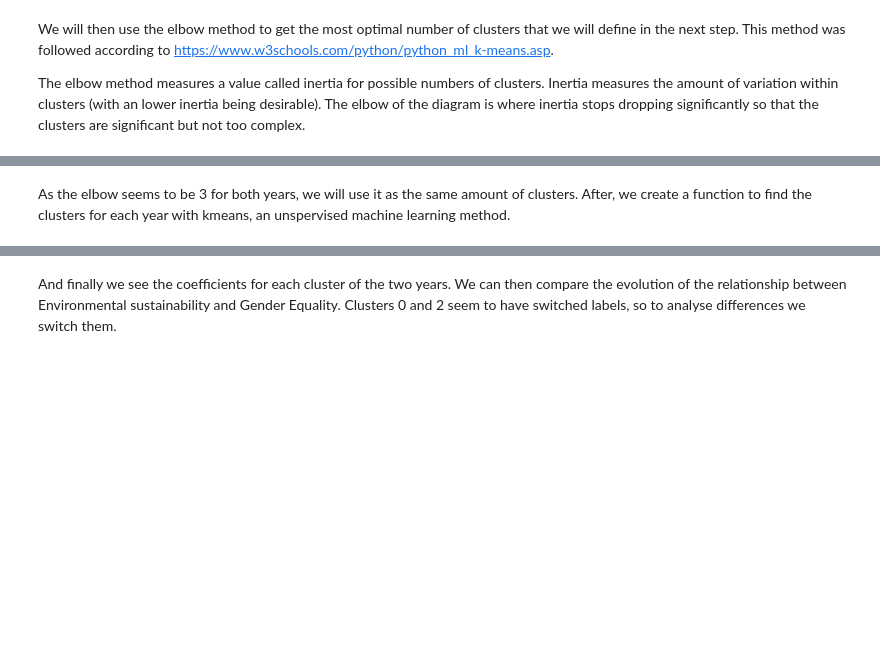
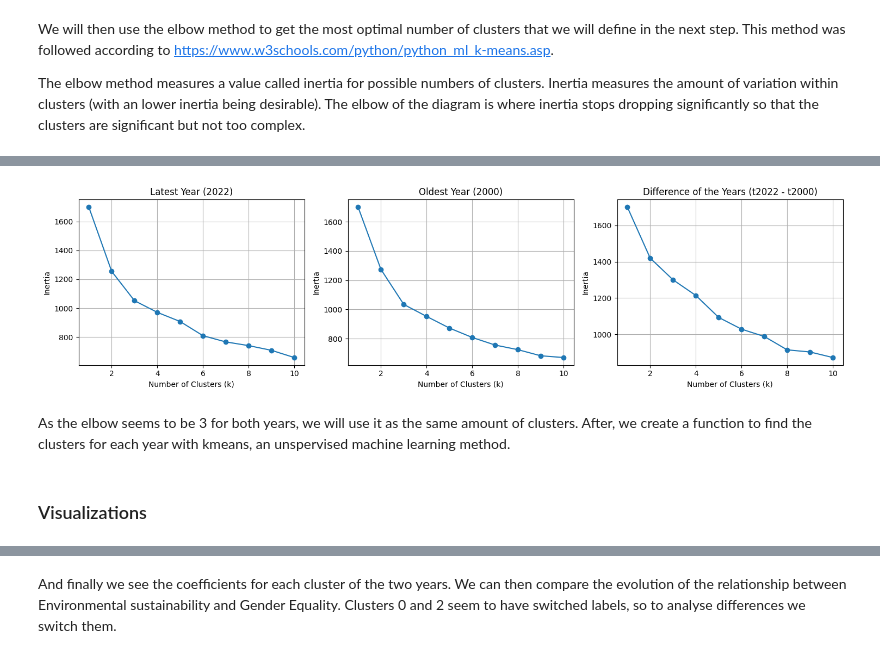
Before and after one commit to lukavicius/Gender-Equality-and-Sustainability, a Jupyter notebook: Project.ipynb, the cells around one changed output, grey strips where cells are left out. Drawn from its saved outputs; the diff is of its cells as text; code cells hidden in the pictures; blank space fills up the shorter version.

```diff
--- a/Project.ipynb
+++ b/Project.ipynb
@@ -937,0 +957,7 @@ This question motivated our Machine Learning analysis. To explore it, we use an
+# %%
+oldest_idx = data.groupby('country')['year'].idxmin()
+latest_idx = data.groupby('country')['year'].idxmax()
+
+oldest = data.loc[oldest_idx, ['country'] + numeric_cols].set_index('country')
+latest = data.loc[latest_idx, ['country'] + numeric_cols].set_index('country')
+delta = latest - oldest
@@ -953,5 +1005,5 @@ warnings.filterwarnings("ignore", message="KMeans is known to have a memory leak
 # %%
-def elbow_method(df, max_clusters=10, title='Elbow Method'):
+def elbow_method_subplot(ax, df, max_clusters=10, title='Elbow Method'):
     scaler = StandardScaler()
     X_scaled = scaler.fit_transform(df)
 
@@ -963,10 +1015,8 @@ def elbow_method(df, max_clusters=10, title='Elbow Method'):
         kmeans.fit(X_scaled)
         inertias.append(kmeans.inertia_)
 
-    plt.figure(figsize=(6,4))
-    plt.plot(K, inertias, marker='o')
-    plt.title(f'{title}: Elbow Method')
-    plt.xlabel('Number of Clusters (k)')
-    plt.ylabel('Inertia')
-    plt.grid(True)
-    plt.show()
+    ax.plot(K, inertias, marker='o')
+    ax.set_title(title)
+    ax.set_xlabel('Number of Clusters (k)')
+    ax.set_ylabel('Inertia')
+    ax.grid(True)
@@ -979,2 +1023,13 @@ elbow_method(oldest, title='Oldest Year')
+# %%
+fig, axes = plt.subplots(1, 3, figsize=(15, 4))
+
+elbow_method_subplot(axes[0], latest, title='Latest Year (2022)')
+elbow_method_subplot(axes[1], oldest, title='Oldest Year (2000)')
+elbow_method_subplot(axes[2], delta,  title='Difference of the Years (t2022 - t2000)')
+
+plt.tight_layout()
+plt.show()
+# %% [output]
+[figure, added]
 # %% [markdown]
 As the elbow seems to be 3 for both years, we will use it as the same amount of clusters. After, we create a function to find the clusters for each year with kmeans, an unspervised machine learning method.
@@ -998,0 +1036,2 @@ oldest_labels = cluster_kmeans(oldest, n_clusters=3, title='Clusters: Oldest Yea
+# %% [markdown]
+### Visualizations
```
Also changed, not shown: parts of 36 cells of this notebook.
